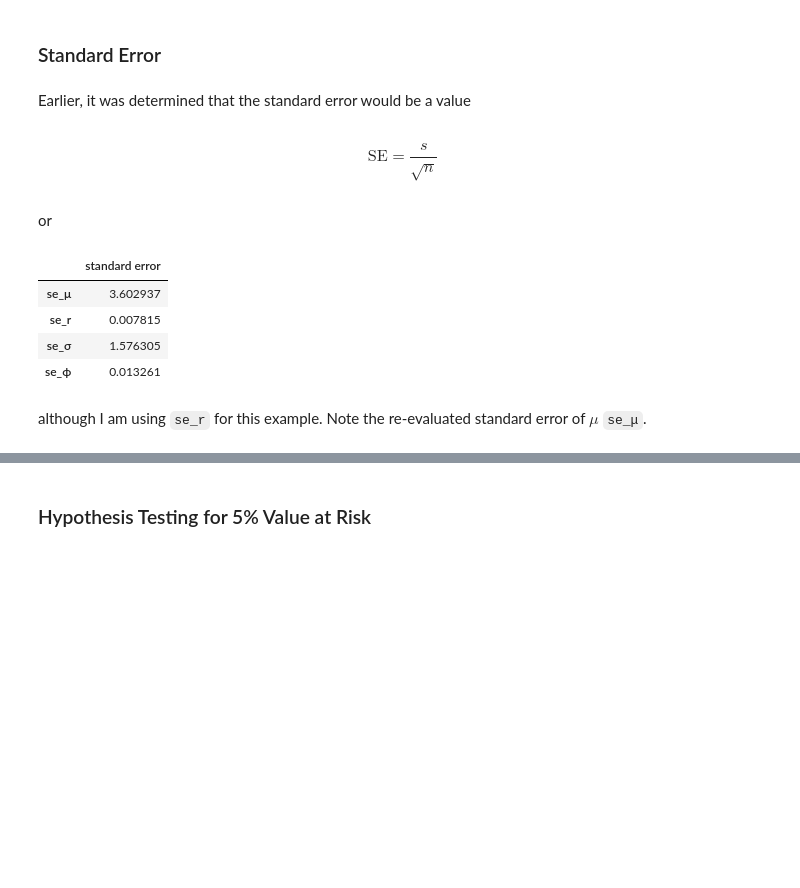
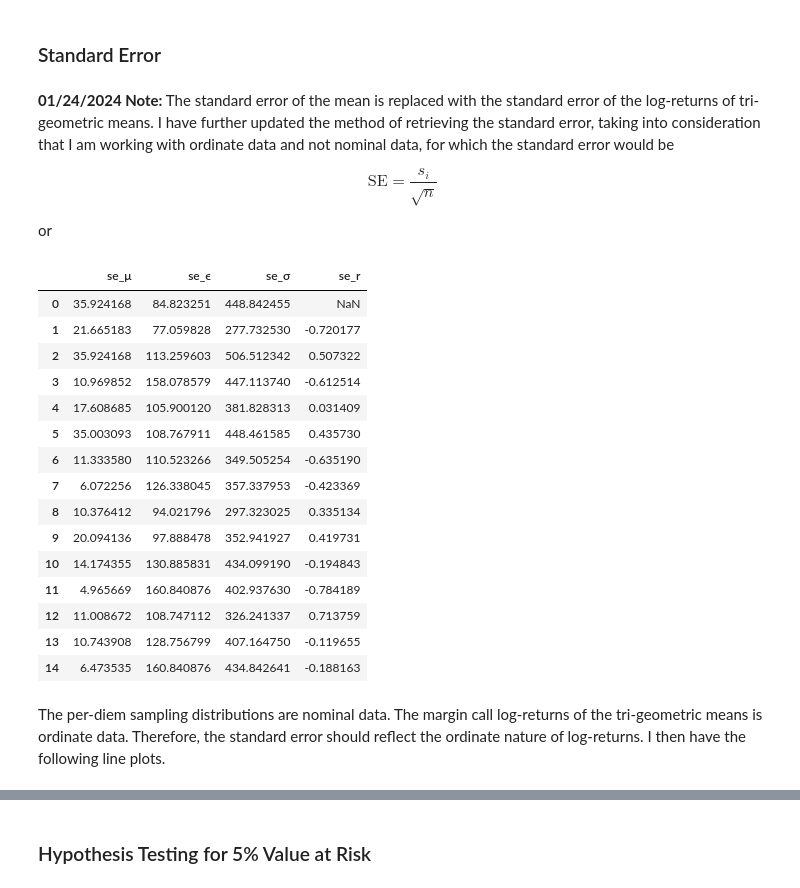
Before and after one commit to salma-rodriguez/Futures-Experiment, a Jupyter notebook: cornfutures_swaptures.ipynb, the cells around one changed output, grey strips where cells are left out. Cells and saved outputs as stored; diff of their text form; code cells hidden in the pictures; blank space fills up the shorter version.

```diff
--- a/cornfutures_swaptures.ipynb
+++ b/cornfutures_swaptures.ipynb
@@ -298,7 +572,0 @@ Before I continue, I need to reevaluate the *Winsorized* parameters for `xrsu`.
-# %%
-x = np.sum(μ) / len(μ)
-r = np.sum(log_r) / len(log_r)
-s = np.sum(σ) / len(σ)
-u = np.sum(ϕ) / len(ϕ)
-
-x, r, s, u
@@ -306,0 +573,7 @@ x, r, s, u
+# %%
+df = pd.DataFrame({
+    "mean": μ,
+    "sem": ϵ,
+    "standard deviation": σ,
+    "log returns": r
+}); df
@@ -363,32 +719,51 @@ t.ppf(0.95, df = 14)
 # %% [markdown]
 ### Standard Error
 # %% [markdown]
-Earlier, it was determined that the standard error would be a value
+**01/24/2024 Note:** The standard error of the mean is replaced with the standard error of the log-returns of tri-geometric means. I have further updated the method of retrieving the standard error, taking into consideration that I am working with ordinate data and not nominal data, for which the standard error would be
+
+$$\text{SE} = \frac{s_i}{\sqrt{n}}$$
+
+or
-# %% [markdown]
-$$\text{SE} = \frac{s}{\sqrt{n}}$$
-# %% [markdown]
-or
 # %%
-s = np.std(μ)
-se_x = s / np.sqrt(len(μ))
+window = 15
 
-s = np.std(log_r)
-se_r = s / np.sqrt(len(log_r))
+def trig_r(x):
+    pos = x[x > 0] # filter positive
+    w = len(pos) / len(x) # proportion of positive log returns
+    g = np.exp(np.mean(np.log(pos))) # geometric mean of pos log returns
+    return w * g + (1 - w) * 0
 
-s = np.std(σ)
-se_s = s / np.sqrt(len(σ))
+s1 = μ
+se_μ = pd.Series(s1).rolling(window=1).apply(lambda x: [x] / np.sqrt(np.size(x)))
+# se_μ = s1 / np.sqrt(np.size(s1))
 
-s = np.std(ϕ)
-se_u = s / np.sqrt(len(ϕ))
+s2 = ϵ
+se_ϵ = pd.Series(s2).rolling(window=1).apply(lambda x: [x] / np.sqrt(np.size(x)))
+# se_ϵ = s2 / np.sqrt(np.size(s2))
 
-df = np.transpose(
-    pd.DataFrame({'se_μ': [se_x], 'se_r': [se_r], 'se_σ': [se_s], 'se_ϕ': [se_u]})
-); df.rename(columns={0: 'standard error'}, inplace=True); df
+s3 = σ
+se_σ = pd.Series(s3).rolling(window=1).apply(lambda x: [x] / np.sqrt(np.size(x)))
+
+s4 = r
+se_r = pd.Series(s4).rolling(window=1).apply(lambda x: [x] / np.sqrt(np.size(x)))
+
+df = pd.DataFrame({'se_μ': se_μ, 'se_ϵ': se_ϵ, 'se_σ': se_σ, 'se_r': se_r}); df
 # %% [output]
-|  | standard error |
-| se_μ | 3.602937 |
-| se_r | 0.007815 |
-| se_σ | 1.576305 |
-| se_ϕ | 0.013261 |
+|  | se_μ | se_ϵ | se_σ | se_r |
+| 0 | 35.924168 | 84.823251 | 448.842455 | NaN |
+| 1 | 21.665183 | 77.059828 | 277.732530 | -0.720177 |
+| 2 | 35.924168 | 113.259603 | 506.512342 | 0.507322 |
+| 3 | 10.969852 | 158.078579 | 447.113740 | -0.612514 |
+| 4 | 17.608685 | 105.900120 | 381.828313 | 0.031409 |
+| 5 | 35.003093 | 108.767911 | 448.461585 | 0.435730 |
+| 6 | 11.333580 | 110.523266 | 349.505254 | -0.635190 |
+| 7 | 6.072256 | 126.338045 | 357.337953 | -0.423369 |
+| 8 | 10.376412 | 94.021796 | 297.323025 | 0.335134 |
+| 9 | 20.094136 | 97.888478 | 352.941927 | 0.419731 |
+| 10 | 14.174355 | 130.885831 | 434.099190 | -0.194843 |
+| 11 | 4.965669 | 160.840876 | 402.937630 | -0.784189 |
+| 12 | 11.008672 | 108.747112 | 326.241337 | 0.713759 |
+| 13 | 10.743908 | 128.756799 | 407.164750 | -0.119655 |
+| 14 | 6.473535 | 160.840876 | 434.842641 | -0.188163 |
 # %% [markdown]
-although I am using `se_r` for this example. Note the re-evaluated standard error of $\mu$ `se_μ`.
+The per-diem sampling distributions are nominal data. The margin call log-returns of the tri-geometric means is ordinate data. Therefore, the standard error should reflect the ordinate nature of log-returns. I then have the following line plots.
```
Also changed, not shown: parts of 139 cells of this notebook.
